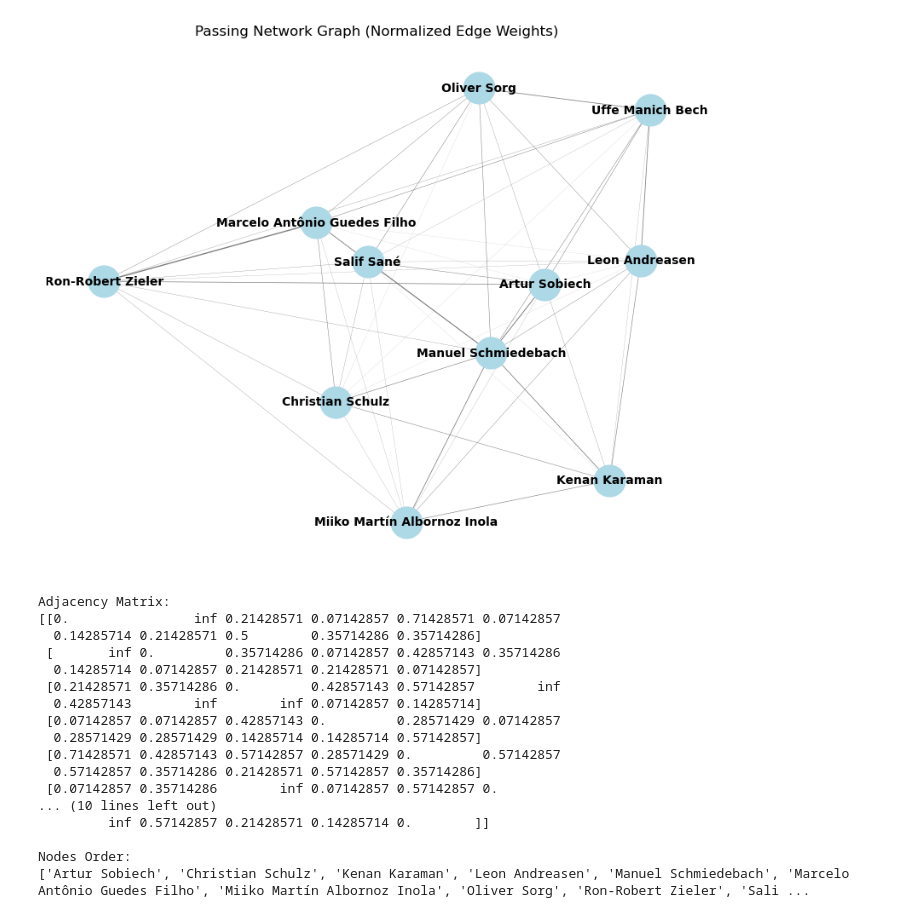
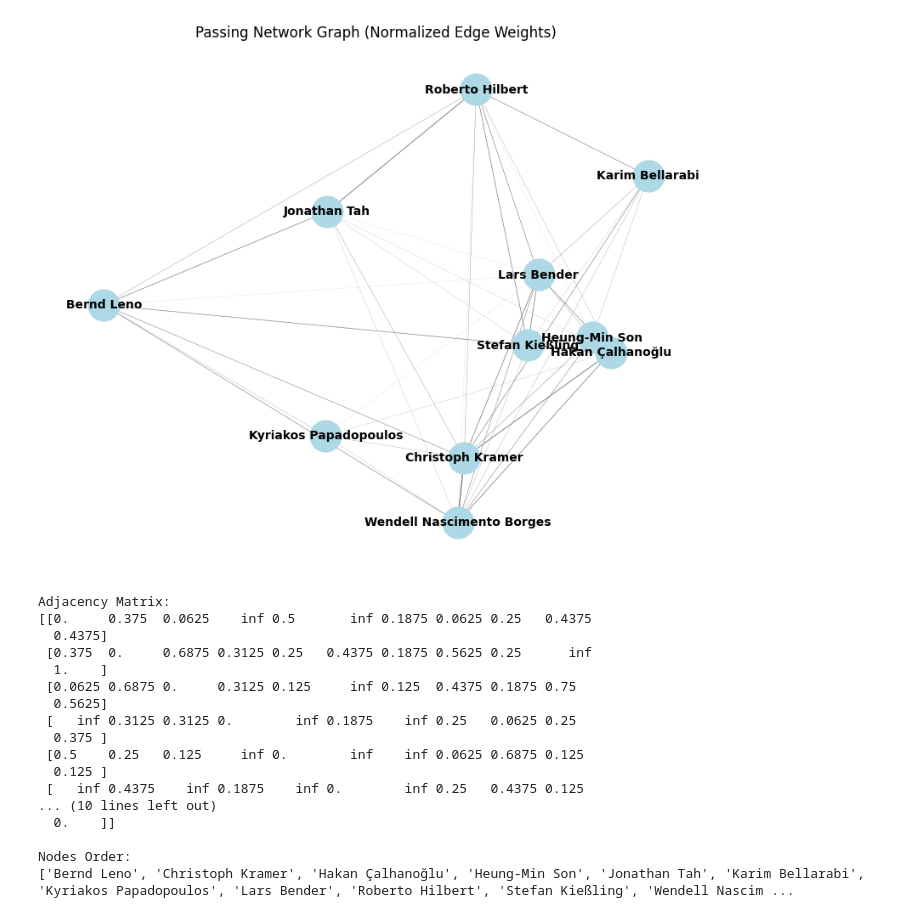
Before and after one commit to Sam-B-Y/TDA-Soccer-Passing-Networks, a Jupyter notebook: models/networksandpersistence.ipynb, the cells around one changed output. Drawn from its saved outputs; the diff is of its cells as text; code cells hidden in the pictures.

```diff
--- a/models/networksandpersistence.ipynb
+++ b/models/networksandpersistence.ipynb
@@ -63,12 +63,12 @@ def visualize_passing_network(G):
     plt.axis('off')
     plt.show()
 # %%
-example_game = load_game_data('../data/2015-2016/1-Bundesliga/3890380_Hannover-96_3_70.json')
+example_game = load_game_data('../data/2015-2016/1-Bundesliga/3890260_Bayer-Leverkusen_1_59.json')
 
 G_example = construct_adjacency_matrix(example_game)
 visualize_passing_network(G_example)
 # %% [output]
-[figure, old version]
+[figure, new version]
 # %%
 def graph_to_adjacency_matrix(G):
     nodes = sorted(G.nodes())
@@ -84,22 +84,22 @@ print("\nNodes Order:")
 print(nodes)
 # %% [output]
 Adjacency Matrix:
-[[0.                inf 0.21428571 0.07142857 0.71428571 0.07142857
-  0.14285714 0.21428571 0.5        0.35714286 0.35714286]
- [       inf 0.         0.35714286 0.07142857 0.42857143 0.35714286
-  0.14285714 0.07142857 0.21428571 0.21428571 0.07142857]
- [0.21428571 0.35714286 0.         0.42857143 0.57142857        inf
-  0.42857143        inf        inf 0.07142857 0.14285714]
- [0.07142857 0.07142857 0.42857143 0.         0.28571429 0.07142857
-  0.28571429 0.28571429 0.14285714 0.14285714 0.57142857]
- [0.71428571 0.42857143 0.57142857 0.28571429 0.         0.57142857
-  0.57142857 0.35714286 0.21428571 0.57142857 0.35714286]
- [0.07142857 0.35714286        inf 0.07142857 0.57142857 0.
+[[0.     0.375  0.0625    inf 0.5       inf 0.1875 0.0625 0.25   0.4375
+  0.4375]
+ [0.375  0.     0.6875 0.3125 0.25   0.4375 0.1875 0.5625 0.25      inf
+  1.    ]
+ [0.0625 0.6875 0.     0.3125 0.125     inf 0.125  0.4375 0.1875 0.75
+  0.5625]
+ [   inf 0.3125 0.3125 0.        inf 0.1875    inf 0.25   0.0625 0.25
+  0.375 ]
+ [0.5    0.25   0.125     inf 0.        inf    inf 0.0625 0.6875 0.125
+  0.125 ]
+ [   inf 0.4375    inf 0.1875    inf 0.        inf 0.25   0.4375 0.125
 ... (10 lines left out)
-         inf 0.57142857 0.21428571 0.14285714 0.        ]]
+  0.    ]]
 
 Nodes Order:
-['Artur Sobiech', 'Christian Schulz', 'Kenan Karaman', 'Leon Andreasen', 'Manuel Schmiedebach', 'Marcelo Antônio Guedes Filho', 'Miiko Martín Albornoz Inola', 'Oliver Sorg', 'Ron-Robert Zieler', 'Sali ...
+['Bernd Leno', 'Christoph Kramer', 'Hakan Çalhanoğlu', 'Heung-Min Son', 'Jonathan Tah', 'Karim Bellarabi', 'Kyriakos Papadopoulos', 'Lars Bender', 'Roberto Hilbert', 'Stefan Kießling', 'Wendell Nascim ...
 # %%
 vr_persistence = VietorisRipsPersistence(
         metric="precomputed",
```
Also changed, not shown: 10 other files.
